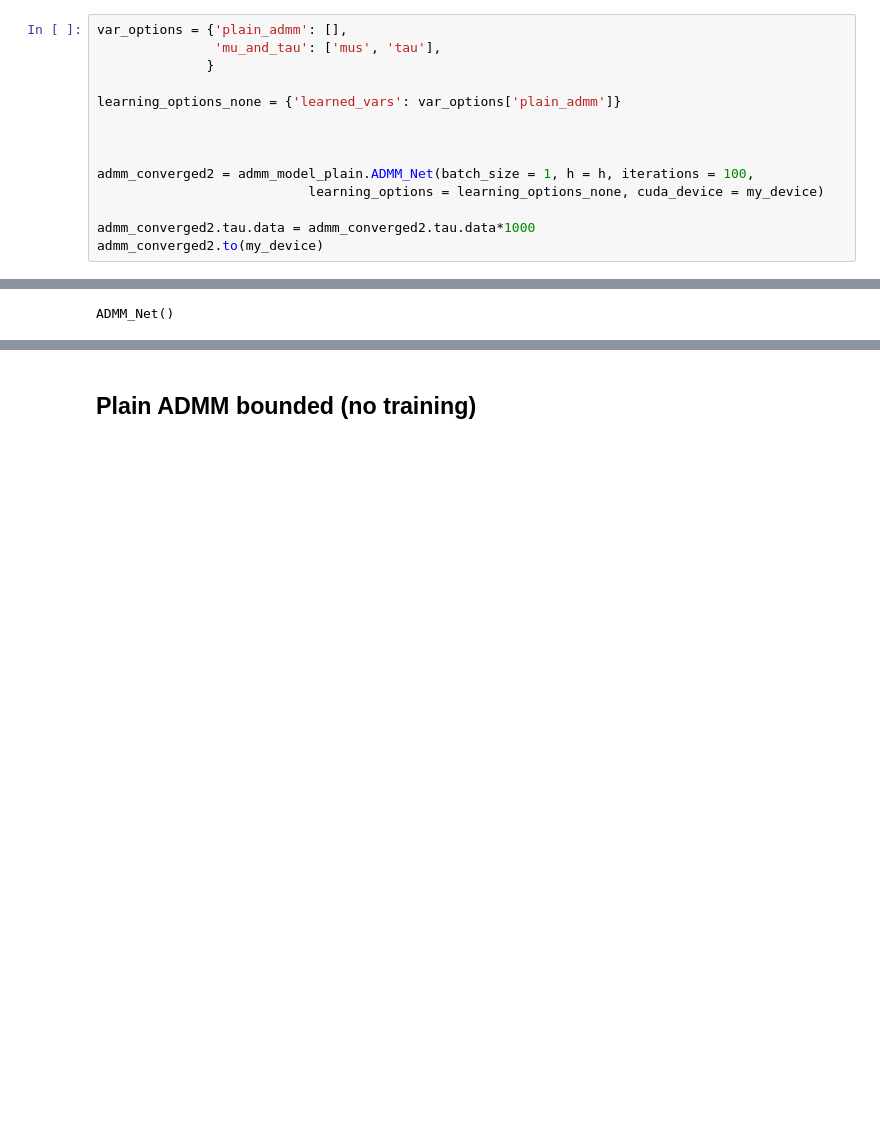
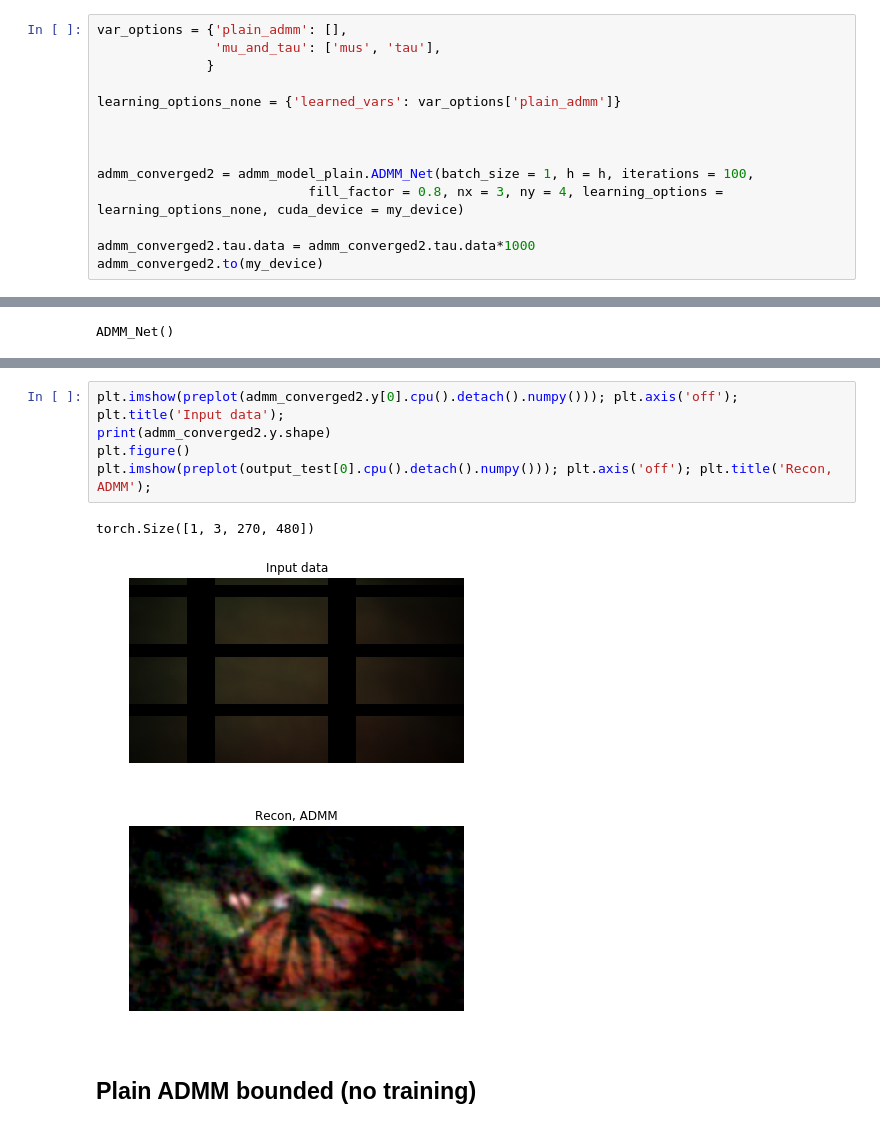
Before and after one commit to rahulk29/diffuser-reconstruction, a Jupyter notebook: ml/pre-trained reconstructions.ipynb, the cells around one changed output, grey strips where cells are left out. Saved outputs shown, nothing was run; the diff lists cells and outputs as text; blank space fills up the shorter version.

```diff
--- a/ml/pre-trained reconstructions.ipynb
+++ b/ml/pre-trained reconstructions.ipynb
@@ -161,7 +161,7 @@ learning_options_none = {'learned_vars': var_options['plain_admm']}
 
 
 admm_converged2 = admm_model_plain.ADMM_Net(batch_size = 1, h = h, iterations = 100,
-                           learning_options = learning_options_none, cuda_device = my_device)
+                           fill_factor = 0.8, nx = 3, ny = 4, learning_options = learning_options_none, cuda_device = my_device)
 
 admm_converged2.tau.data = admm_converged2.tau.data*1000
 admm_converged2.to(my_device)
@@ -179,3 +193,12 @@ AttributeError: 'numpy.ndarray' object has no attribute 'dim'
+# %%
+plt.imshow(preplot(admm_converged2.y[0].cpu().detach().numpy())); plt.axis('off'); plt.title('Input data');
+print(admm_converged2.y.shape)
+plt.figure()
+plt.imshow(preplot(output_test[0].cpu().detach().numpy())); plt.axis('off'); plt.title('Recon, ADMM');
+# %% [output]
+torch.Size([1, 3, 270, 480])
+[figure, added]
+[figure, added]
 # %% [markdown]
 ## Plain ADMM bounded (no training)
 # %%
```
Also changed, not shown: parts of 1 cell of this notebook, 2 other files.
